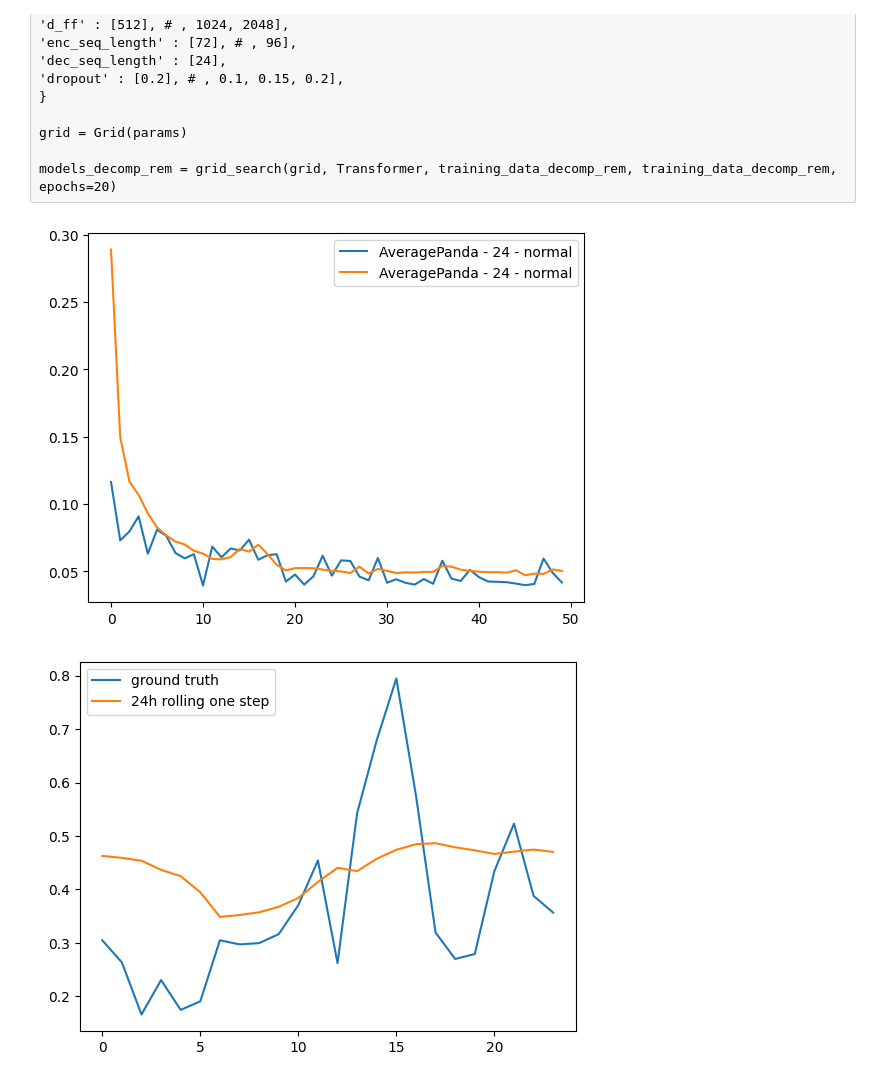
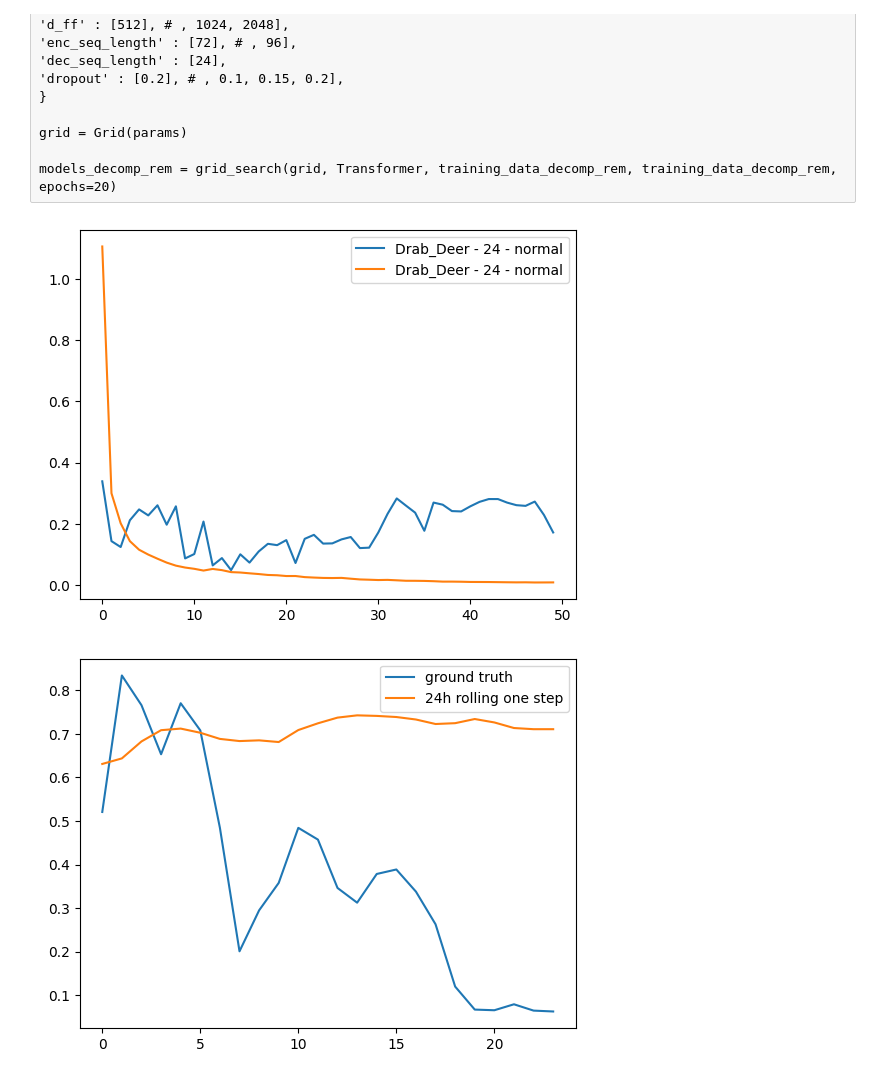
Before and after one commit to aszfaltos/wp_former, a Jupyter notebook: training_experiments.ipynb, the cells around one changed output. Saved outputs shown, nothing was run; the diff lists cells and outputs as text; code cells hidden in the pictures.

Commit message:
Save every epoch

```diff
--- a/training_experiments.ipynb
+++ b/training_experiments.ipynb
@@ -39,5 +39,6 @@ params = {
 }
 
 grid = Grid(params)
-models = grid_search(grid, Transformer, training_data, epochs=50, split=0.01)
+names = utils.generate_name(len(grid), 42)
+models = grid_search(grid, names, Transformer, training_data, epochs=50, split=0.01, root_path='./trained/regular/')
 # %% [output]
@@ -143,26 +149,27 @@ for model in models:
 plt.legend()
 plt.show()
 # %% [output]
-[figure, old version]
+[figure, new version]
 # %%
 from trainer_lib.datasets import TimeSeriesWindowedTensorDataset, TimeSeriesWindowedDatasetConfig
 
-shift, look_back, pred = 300, 24, 1
+shift, look_back, pred = 50, 24, 1
 
 dataset = TimeSeriesWindowedTensorDataset(training_data, TimeSeriesWindowedDatasetConfig((8, 1), (24, 1), 1))
 ones = torch.ones(1, 1, dataset[0][1].shape[-1])
 for model in models:
     model['model'].eval()
+    with torch.no_grad():
 
-    ground_truth = []
-    predicted = []
-    for shift_offset in range(shift, shift+24):
-        out = ones
-        for i in range(pred):
-            out = torch.concatenate((ones, model['model'](dataset[shift_offset][0].unsqueeze(0), out)), dim=1)
+        ground_truth = []
+        predicted = []
+        for shift_offset in range(shift, shift+24, 1):
+            out = ones
+            for i in range(pred):
+                out = torch.concatenate((ones, model['model'](dataset[shift_offset][0].unsqueeze(0), out)), dim=1)
 
-        predicted.append(dataset.get_sequence_from_y_windows(out[:, 1:, :].detach()))
-        ground_truth.append(dataset.get_sequence_from_y_windows(dataset[shift_offset][1]))
+            predicted.append(dataset.get_sequence_from_y_windows(out[:, 1:, :].detach()))
+            ground_truth.append(dataset.get_sequence_from_y_windows(dataset[shift_offset][1]))
 
     predicted = np.array(predicted).reshape(24)
     ground_truth = np.array(ground_truth).reshape(24)
@@ -194,31 +201,31 @@ for model in models:
 #    out = torch.ones(1,1,11)
 #    for _ in range(25):
 #        output = model['model'](torch.tensor(training_data_decomp[np.newaxis, 0:72,:]), out)# torch.tensor(training_data[np.newaxis, 73:97,:]))# torch.zeros((1, 24, 1)))
 #        out = torch.concatenate((out, output[:,-1,:].unsqueeze(1)), axis=1)
 #    plt.plot(out[:, 1:-1, :].detach().reshape((24,11)).sum(-1), label='predicted - decomp')
 
 #for model in models_decomp_rem:
 #    out = torch.ones(1,1,10)
 #    for _ in range(25):
 #        output = model['model'](torch.tensor(training_data_decomp_rem[np.newaxis, 0:72,:]), out)# torch.tensor(training_data[np.newaxis, 73:97,:]))# torch.zeros((1, 24, 1)))
 #        out = torch.concatenate((out, output[:,-1,:].unsqueeze(1)), axis=1)
 #    plt.plot(out[:, 1:-1, :].detach().reshape((24,10)).sum(-1), label='predicted - rem')
 
 #for model in models_decomp_combined:
 #    out = torch.ones(1,1,1)
 #    for _ in range(25):
 #        output = model['model'](torch.tensor(training_data_combined[np.newaxis, 0:72,:]), out)# torch.tensor(training_data[np.newaxis, 73:97,:]))# torch.zeros((1, 24, 1)))
 #        out = torch.concatenate((out, output[:,-1,:].unsqueeze(1)), axis=1)
 #    plt.plot(out[:, 1:-1, :].detach().reshape((24,)), label='predicted - combined')
 
 #for model in models_decomp_combined_rem:
 #    out = torch.ones(1,1,1)
 #    for _ in range(25):
 #        output = model['model'](torch.tensor(training_data_combined_rem[np.newaxis, 0:72,:]), out)# torch.tensor(training_data[np.newaxis, 73:97,:]))# torch.zeros((1, 24, 1)))
 #        out = torch.concatenate((out, output[:,-1,:].unsqueeze(1)), axis=1)
 #    plt.plot(out[:, 1:-1, :].detach().reshape((24,)), label='predicted - combined rem')
 
 plt.legend()
 plt.show()
 # %% [output]
-[figure, old version]
+[figure, new version]
```
Also changed, not shown: parts of 1 cell of this notebook, 6 other files.
